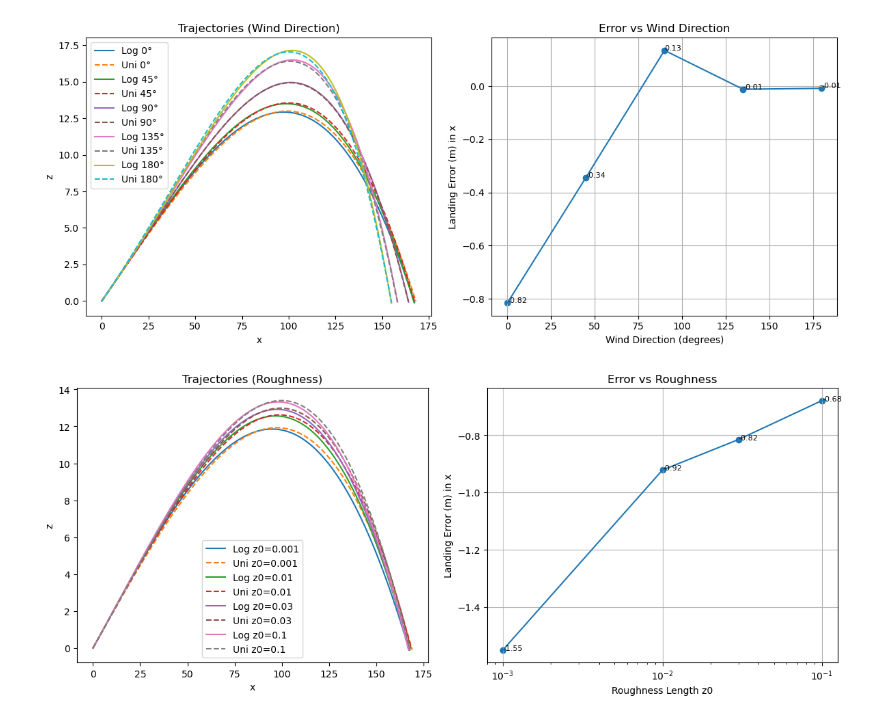
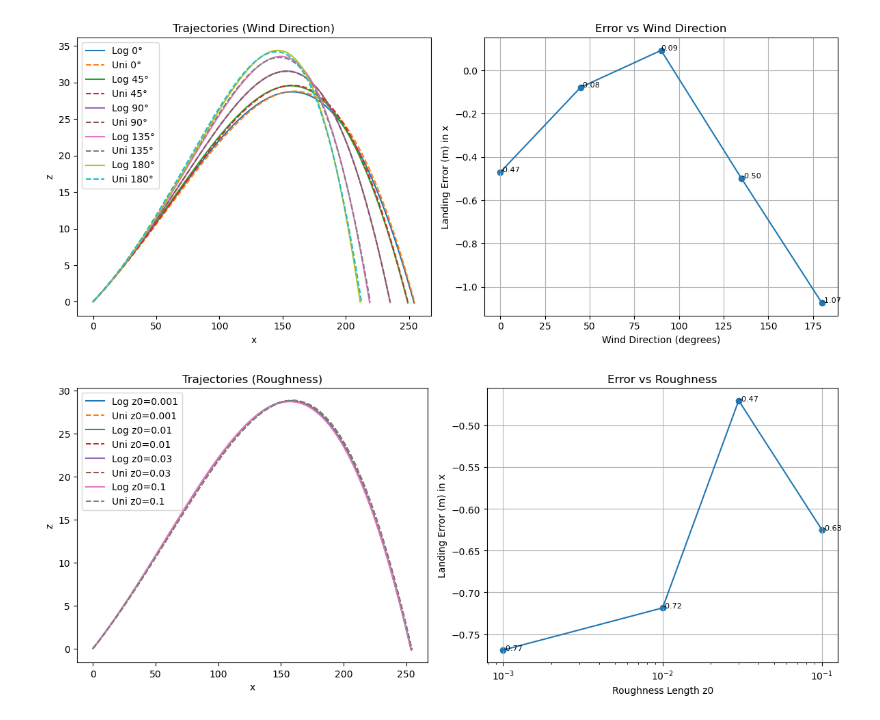
Before and after one commit to JacobManniche/Bachelor_legeplads, a Jupyter notebook: demos/comparison.ipynb, the cells around one changed output. Drawn from its saved outputs; the diff is of its cells as text; code cells hidden in the pictures.

```diff
--- a/demos/comparison.ipynb
+++ b/demos/comparison.ipynb
@@ -6,38 +6,32 @@ from Tracer.windfield import WindField
 from Tracer.tracer import solver, initial_velocity, fetch_wind_data
 # %%
 # Input
-shot_speed = 56.44384
+shot_speed = 76.44384
 shot_angle = 10.4
 shot_spin = 2545
-P0 = [0, 0, 0]
+P0 = [0,0,0]
+U_ref = 5
+z0 = 0.03
+direction = 0
+nx = 300
+ny = 500
+nz = 100
+dt = 0.01
 
 # Simulation
-def run_simulation(direction=90, z0=0.03):
+def run_simulation(direction=direction, z0=z0, U_ref=U_ref):
+
     # Log wind
-    log_wind = WindField(nx=300, ny=500, nz=100,
-                         direction=direction, profile='log', z0=z0)
-
+    log_wind = WindField(nx=nx, ny=ny, nz=nz, direction=direction, profile='log', z0=z0, U_ref=U_ref)
     log_V0 = initial_velocity(speed=shot_speed, angle=shot_angle)
     log_W0 = np.array([0, -shot_spin, 0])
-    log_t, log_p, log_v, log_w = solver(P0, log_V0, log_W0, log_wind, dt=0.01)
+    log_t, log_p, log_v, log_w = solver(P0, log_V0, log_W0, log_wind, dt=dt)
 
-    upper_bound = max(log_p[:, 2])
-
-    # Compute equivalent uniform wind
-    wind_collect = []
-    for i in range(max(1, round(upper_bound))):
-        v = log_wind.get_point(0, 0, i)['velocity']
-        wind_collect.append(np.linalg.norm(v))  # magnitude only
-
-    U_ref_uni = np.mean(wind_collect)
-
-    # Uniform wind
-    uni_wind = WindField(nx=300, ny=500, nz=100,
-                         direction=direction, profile='uniform', U_ref=U_ref_uni)
-
+    # calculating uniform
+    uni_wind = WindField(nx=nx, ny=ny, nz=nz, direction=direction, profile='uniform', z0=z0, U_ref=U_ref)
     uni_V0 = initial_velocity(speed=shot_speed, angle=shot_angle)
     uni_W0 = np.array([0, -shot_spin, 0])
-    uni_t, uni_p, uni_v, uni_w = solver(P0, uni_V0, uni_W0, uni_wind, dt=0.01)
+    uni_t, uni_p, uni_v, uni_w = solver(P0, uni_V0, uni_W0, uni_wind, dt=dt)
 
     return log_p, uni_p
 
@@ -106,32 +100,32 @@ for z in roughness_values:
 fig, (ax1, ax2) = plt.subplots(1, 2, figsize=(12, 5))
 
 for z in roughness_values:
     log_p, uni_p = rough_results[z]
 
     ax1.plot(log_p[:, 0], log_p[:, 2], label=f'Log z0={z}')
     ax1.plot(uni_p[:, 0], uni_p[:, 2], '--', label=f'Uni z0={z}')
 
 ax1.set_xlabel("x")
 ax1.set_ylabel("z")
 ax1.set_title("Trajectories (Roughness)")
 ax1.legend()
 
 # Plot right
 
 ax2.scatter(roughness_values, rough_errors)
 ax2.plot(roughness_values, rough_errors)
 
 for x, y in zip(roughness_values, rough_errors):
     ax2.text(x, y, f"{y:.2f}", fontsize=8)
 
 ax2.set_xscale("log")
 ax2.set_xlabel("Roughness Length z0")
 ax2.set_ylabel("Landing Error (m) in x")
 ax2.set_title("Error vs Roughness")
 ax2.grid()
 
 plt.tight_layout()
 plt.show()
 # %% [output]
-[figure, old version]
+[figure, new version]
-[figure, old version]
+[figure, new version]
```
Also changed, not shown: 1 other file.
